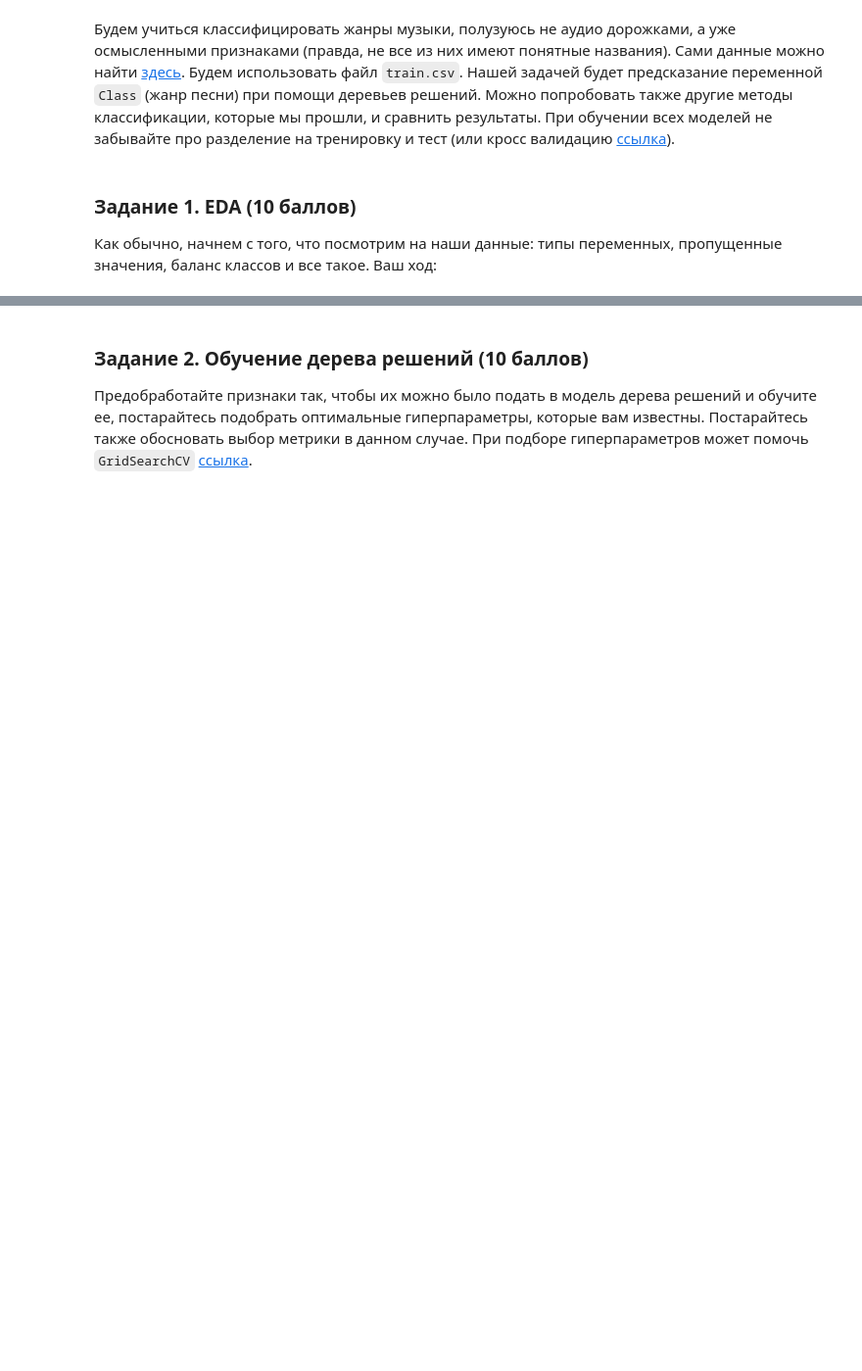
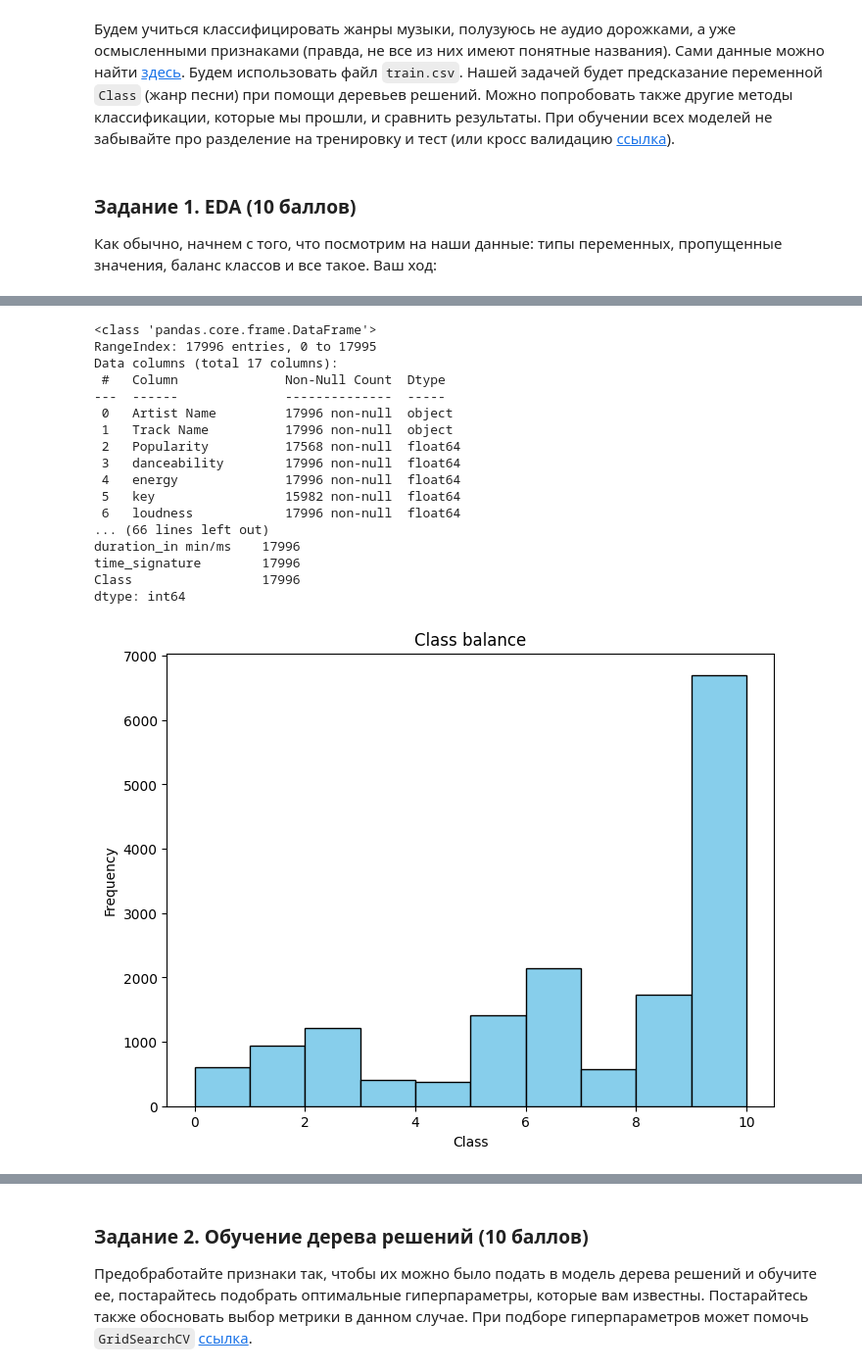
Before and after one commit to danon6868/BI-ml-2024, a Jupyter notebook: lecture_4_dt/homework/dt_lecture_practice.ipynb, the cells around one changed output, grey strips where cells are left out. Shown: that part at 98% size. Saved outputs shown, nothing was run; the diff lists cells and outputs as text; code cells hidden in the pictures; blank space fills up the shorter version.

```diff
--- a/lecture_4_dt/homework/dt_lecture_practice.ipynb
+++ b/lecture_4_dt/homework/dt_lecture_practice.ipynb
@@ -14,0 +35,34 @@ data.head()
+# %%
+print(data.info())
+
+print(data.describe())
+
+print(data.isna().count())
+
+data = data.drop_duplicates(subset=['Artist Name', 'Track Name'], keep='first')
+
+plt.figure(figsize=(8, 6))
+plt.hist(data['Class'], color='skyblue', edgecolor='black')
+plt.title('Class balance')
+plt.xlabel('Class')
+plt.ylabel('Frequency')
+plt.show()
+# %% [output]
+<class 'pandas.core.frame.DataFrame'>
+RangeIndex: 17996 entries, 0 to 17995
+Data columns (total 17 columns):
+ #   Column              Non-Null Count  Dtype
+---  ------              --------------  -----
+ 0   Artist Name         17996 non-null  object
+ 1   Track Name          17996 non-null  object
+ 2   Popularity          17568 non-null  float64
+ 3   danceability        17996 non-null  float64
+ 4   energy              17996 non-null  float64
+ 5   key                 15982 non-null  float64
+ 6   loudness            17996 non-null  float64
+... (66 lines left out)
+duration_in min/ms    17996
+time_signature        17996
+Class                 17996
+dtype: int64
+[figure, added]
```
Also changed, not shown: parts of 13 cells of this notebook.
